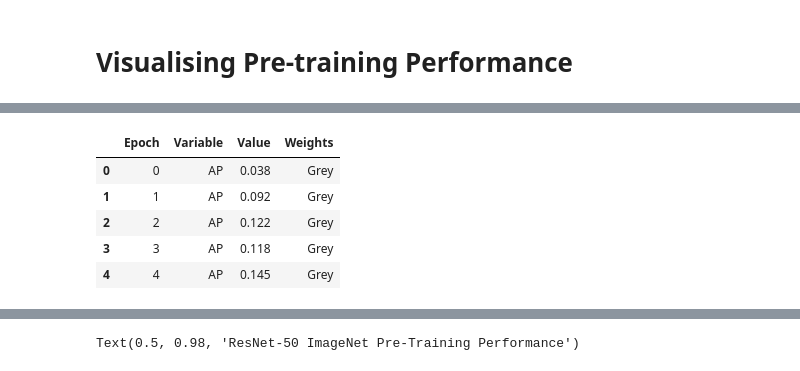
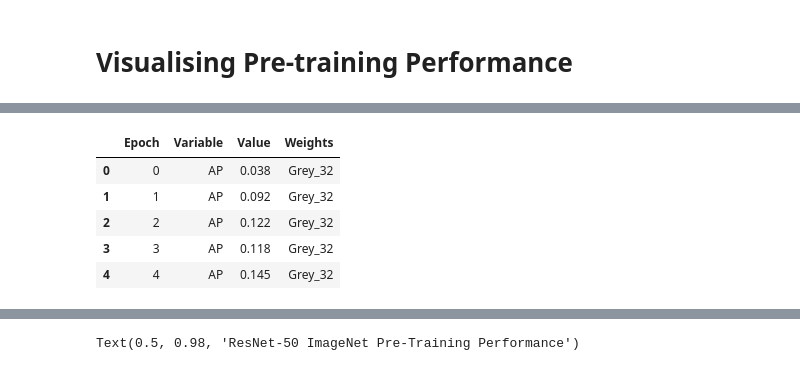
Before and after one commit to sophie-haynes/pytrain_imagenet, a Jupyter notebook: Viz_PreTrain_Metrics.ipynb, the cells around one changed output, grey strips where cells are left out. Drawn from its saved outputs; the diff is of its cells as text; code cells hidden in the pictures.

```diff
--- a/Viz_PreTrain_Metrics.ipynb
+++ b/Viz_PreTrain_Metrics.ipynb
@@ -36,33 +55,47 @@ sns.scatterplot(data=results_df[results_df["Epoch"]<=90], x="Epoch", y="AP", hue
 # %%
-long_grey = grey_df[['Epoch', 'AP', 'Top1', 'Top5']].melt(id_vars='Epoch',var_name="Variable",value_name="Value")
-long_grey['Weights'] = "Grey"
+long_single = single_df[['Epoch', 'AP', 'Top1', 'Top5']].melt(id_vars='Epoch',var_name="Variable",value_name="Value")
+long_single['Weights'] = "Single_32"
 
-long_base = base_df[['Epoch', 'AP', 'Top1', 'Top5']].melt(id_vars='Epoch',var_name="Variable",value_name="Value")
-long_base['Weights'] = "Base"
+long_single_64_gpu = single_gpu_64_df[['Epoch', 'AP', 'Top1', 'Top5']].melt(id_vars='Epoch',var_name="Variable",value_name="Value")
+long_single_64_gpu['Weights'] = "Single_64"
 
-long_single = single_df[['Epoch', 'AP', 'Top1', 'Top5']].melt(id_vars='Epoch',var_name="Variable",value_name="Value")
-long_single['Weights'] = "Single"
+long_single_128_gpu = single_gpu_128_df[['Epoch', 'AP', 'Top1', 'Top5']].melt(id_vars='Epoch',var_name="Variable",value_name="Value")
+long_single_128_gpu['Weights'] = "Single_128"
+
+long_single_256_gpu = single_gpu_256_df[['Epoch', 'AP', 'Top1', 'Top5']].melt(id_vars='Epoch',var_name="Variable",value_name="Value")
+long_single_256_gpu['Weights'] = "Single_256"
+
 
 long_base_gpu = base_gpu_df[['Epoch', 'AP', 'Top1', 'Top5']].melt(id_vars='Epoch',var_name="Variable",value_name="Value")
-long_base_gpu['Weights'] = "Base_GPU"
+long_base_gpu['Weights'] = "Base_32"
 
 long_base_64_gpu = base_gpu_64_df[['Epoch', 'AP', 'Top1', 'Top5']].melt(id_vars='Epoch',var_name="Variable",value_name="Value")
-long_base_64_gpu['Weights'] = "Base_GPU_64"
+long_base_64_gpu['Weights'] = "Base_64"
 
-long_geti_grey = geti_grey_df[['Epoch', 'AP', 'Top1', 'Top5']].melt(id_vars='Epoch',var_name="Variable",value_name="Value")
-long_geti_grey['Weights'] = "Geti_Grey"
+long_base_128_gpu = base_gpu_128_df[['Epoch', 'AP', 'Top1', 'Top5']].melt(id_vars='Epoch',var_name="Variable",value_name="Value")
+long_base_128_gpu['Weights'] = "Base_128"
 
-long_single_64_gpu = single_gpu_64_df[['Epoch', 'AP', 'Top1', 'Top5']].melt(id_vars='Epoch',var_name="Variable",value_name="Value")
-long_single_64_gpu['Weights'] = "Single_GPU_64"
 
-long_results = pd.concat([long_grey,long_base,long_base_gpu,long_geti_grey, long_base_64_gpu,long_single_64_gpu, long_single])
+long_grey = grey_df[['Epoch', 'AP', 'Top1', 'Top5']].melt(id_vars='Epoch',var_name="Variable",value_name="Value")
+long_grey['Weights'] = "Grey_32"
+
+long_grey_64_gpu = grey_gpu_64_df[['Epoch', 'AP', 'Top1', 'Top5']].melt(id_vars='Epoch',var_name="Variable",value_name="Value")
+long_grey_64_gpu['Weights'] = "Grey_64"
+
+long_grey_128_gpu = grey_gpu_128_df[['Epoch', 'AP', 'Top1', 'Top5']].melt(id_vars='Epoch',var_name="Variable",value_name="Value")
+long_grey_128_gpu['Weights'] = "Grey_128"
+
+
+long_results = pd.concat([long_grey, long_grey_64_gpu, long_grey_128_gpu,
+                          long_base_gpu, long_base_64_gpu, long_base_128_gpu,
+                          long_single, long_single_64_gpu,long_single_128_gpu,long_single_256_gpu])
 # long_results = pd.concat([long_grey,long_base,long_base_gpu])
 long_results.head()
 # %% [output]
 |  | Epoch | Variable | Value | Weights |
-| 0 | 0 | AP | 0.038 | Grey |
-| 1 | 1 | AP | 0.092 | Grey |
-| 2 | 2 | AP | 0.122 | Grey |
-| 3 | 3 | AP | 0.118 | Grey |
-| 4 | 4 | AP | 0.145 | Grey |
+| 0 | 0 | AP | 0.038 | Grey_32 |
+| 1 | 1 | AP | 0.092 | Grey_32 |
+| 2 | 2 | AP | 0.122 | Grey_32 |
+| 3 | 3 | AP | 0.118 | Grey_32 |
+| 4 | 4 | AP | 0.145 | Grey_32 |
 # %%
```
Also changed, not shown: parts of 6 cells of this notebook.
